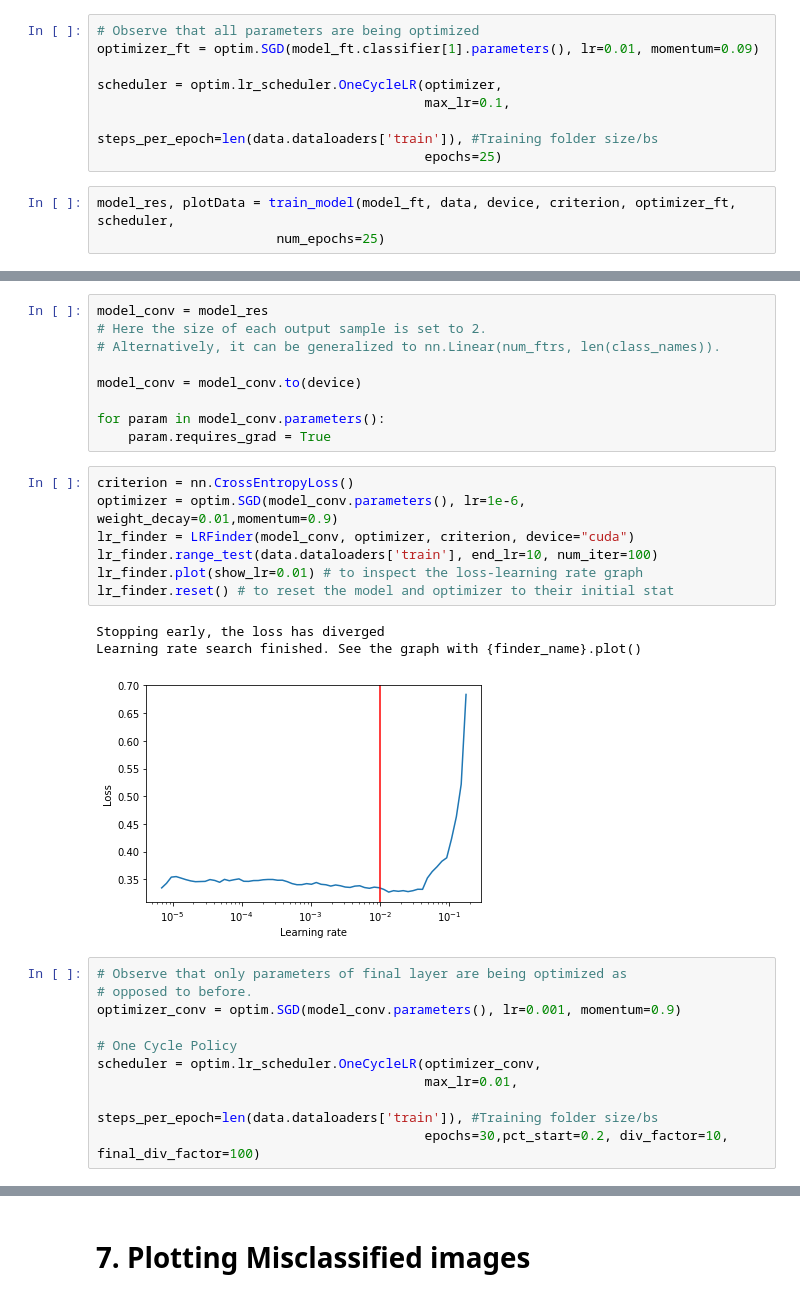
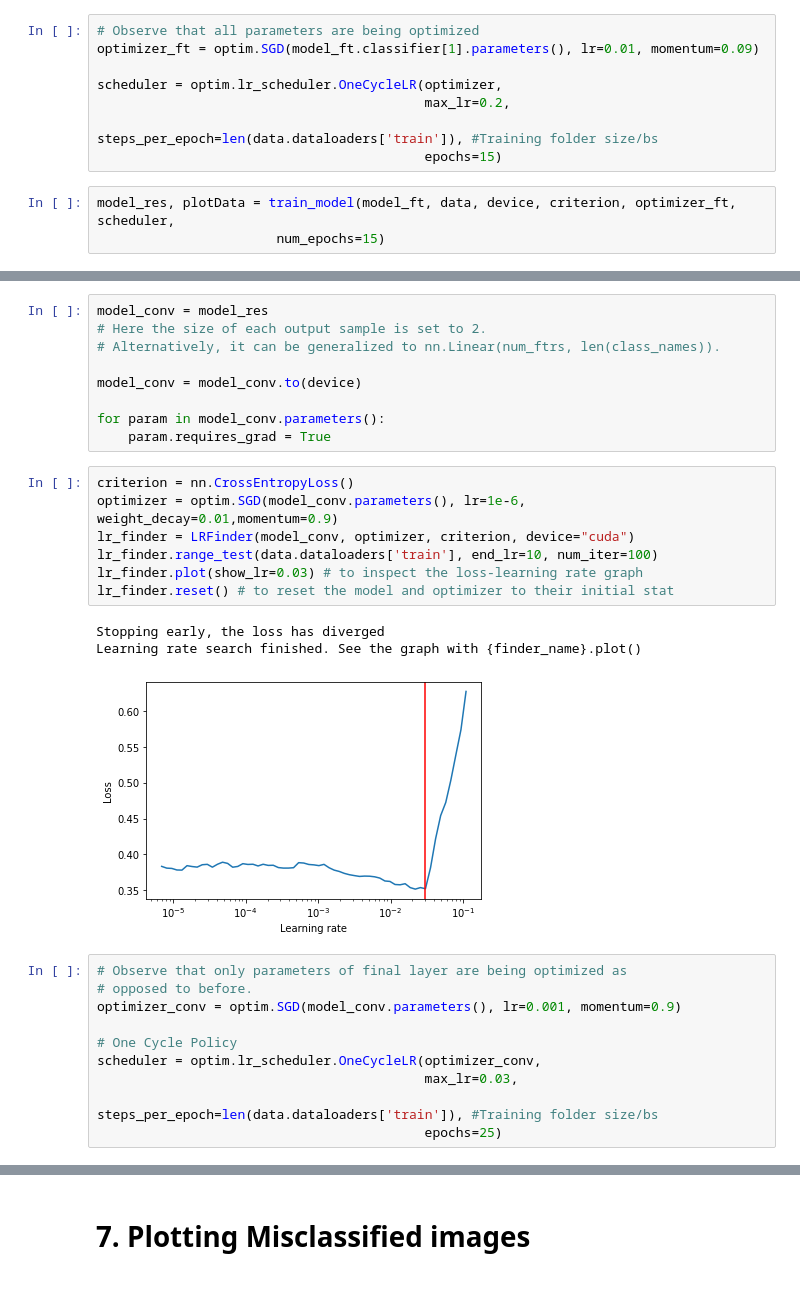
Before and after one commit to roshantac/EVA4-Phase2, a Jupyter notebook: S2_mobilenet_v2_custom_dataset/Training/EVA4_S2_mobilnet_v2_transfer_learning_v6.ipynb, the cells around one changed output, grey strips where cells are left out. Cells and saved outputs as stored; diff of their text form.

```diff
--- a/S2_mobilenet_v2_custom_dataset/Training/EVA4_S2_mobilnet_v2_transfer_learning_v6.ipynb
+++ b/S2_mobilenet_v2_custom_dataset/Training/EVA4_S2_mobilnet_v2_transfer_learning_v6.ipynb
@@ -87,10 +89,10 @@ Learning rate search finished. See the graph with {finder_name}.plot()
 optimizer_ft = optim.SGD(model_ft.classifier[1].parameters(), lr=0.01, momentum=0.09)
 
 scheduler = optim.lr_scheduler.OneCycleLR(optimizer,
-                                          max_lr=0.1,
+                                          max_lr=0.2,
                                           steps_per_epoch=len(data.dataloaders['train']), #Training folder size/bs
-                                          epochs=25)
+                                          epochs=15)
 # %%
 model_res, plotData = train_model(model_ft, data, device, criterion, optimizer_ft, scheduler,
-                       num_epochs=25)
+                       num_epochs=15)
 # %% [output]
@@ -136,14 +138,14 @@ for param in model_conv.parameters():
 # %%
 criterion = nn.CrossEntropyLoss()
 optimizer = optim.SGD(model_conv.parameters(), lr=1e-6, weight_decay=0.01,momentum=0.9)
 lr_finder = LRFinder(model_conv, optimizer, criterion, device="cuda")
 lr_finder.range_test(data.dataloaders['train'], end_lr=10, num_iter=100)
-lr_finder.plot(show_lr=0.01) # to inspect the loss-learning rate graph
+lr_finder.plot(show_lr=0.03) # to inspect the loss-learning rate graph
 lr_finder.reset() # to reset the model and optimizer to their initial stat
 # %% [output]
 Stopping early, the loss has diverged
 Learning rate search finished. See the graph with {finder_name}.plot()
-[figure, old version]
+[figure, new version]
 # %%
 # Observe that only parameters of final layer are being optimized as
 # opposed to before.
@@ -151,8 +153,8 @@ optimizer_conv = optim.SGD(model_conv.parameters(), lr=0.001, momentum=0.9)
 
 # One Cycle Policy
 scheduler = optim.lr_scheduler.OneCycleLR(optimizer_conv,
-                                          max_lr=0.01,
+                                          max_lr=0.03,
                                           steps_per_epoch=len(data.dataloaders['train']), #Training folder size/bs
-                                          epochs=30,pct_start=0.2, div_factor=10, final_div_factor=100)
+                                          epochs=25)
 # %%
 model_final, plotData = train_model(model_conv, data, device, criterion, optimizer_conv, scheduler,
```
Also changed, not shown: parts of 15 cells of this notebook.
